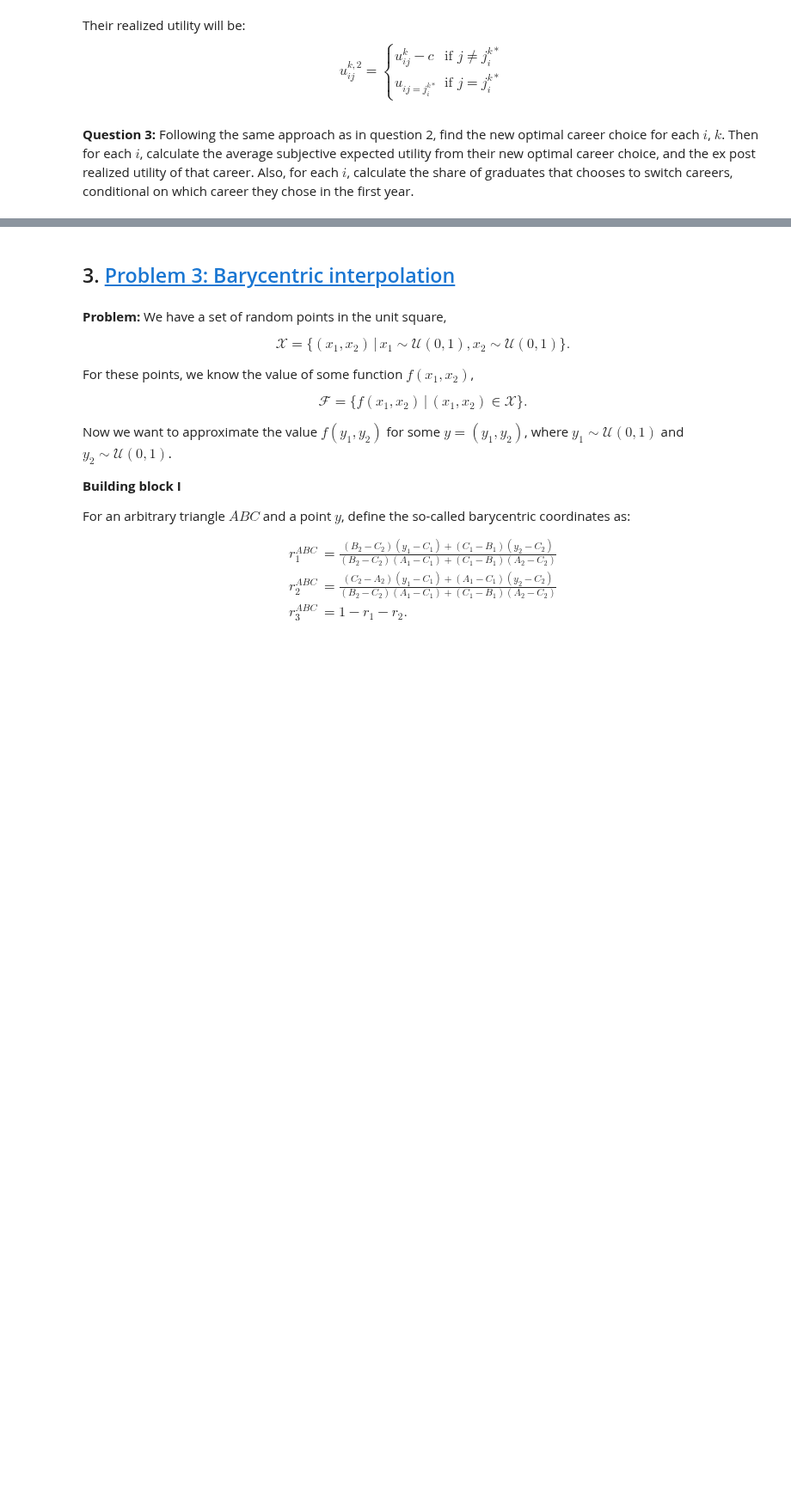
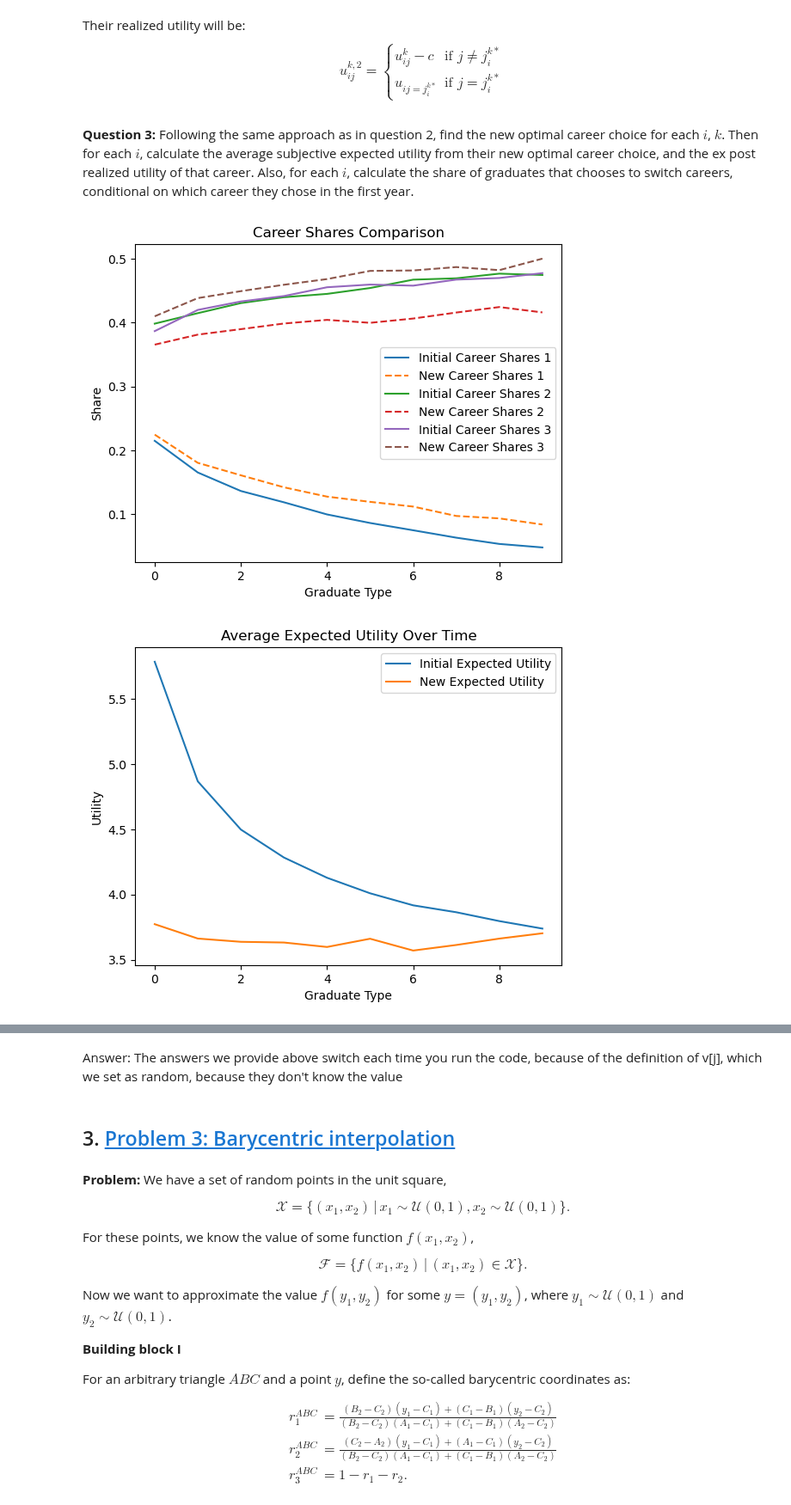
Before and after one commit to NumEconCopenhagen/projects-2024-zgc373-og-pgj472, a Jupyter notebook: examproject/exam_2024.ipynb, the cells around one changed output, grey strips where cells are left out. Shown at 86% size. Saved outputs shown, nothing was run; the diff lists cells and outputs as text; code cells hidden in the pictures; blank space fills up the shorter version.

```diff
--- a/examproject/exam_2024.ipynb
+++ b/examproject/exam_2024.ipynb
@@ -254,3 +254,7 @@ $$
 **Question 3:** Following the same approach as in question 2, find the new optimal career choice for each $i$, $k$. Then for each $i$, calculate the average subjective expected utility from their new optimal career choice, and the ex post realized utility of that career. Also, for each $i$, calculate the share of graduates that chooses to switch careers, conditional on which career they chose in the first year. <br>
 # %%
 # write your answer here
+CareerChoiceModelClass().simulation_q3()
+# %% [output]
+[figure, added]
+[figure, added]
@@ -257,3 +263,5 @@ $$
+# %% [markdown]
+Answer: The answers we provide above switch each time you run the code, because of the definition of v[j], which we set as random, because they don't know the value
 # %% [markdown]
 ## 3. <a id='toc3_'></a>[Problem 3: Barycentric interpolation](#toc0_)
 # %% [markdown]
```
Also changed, not shown: parts of 3 cells of this notebook, 1 other file.
